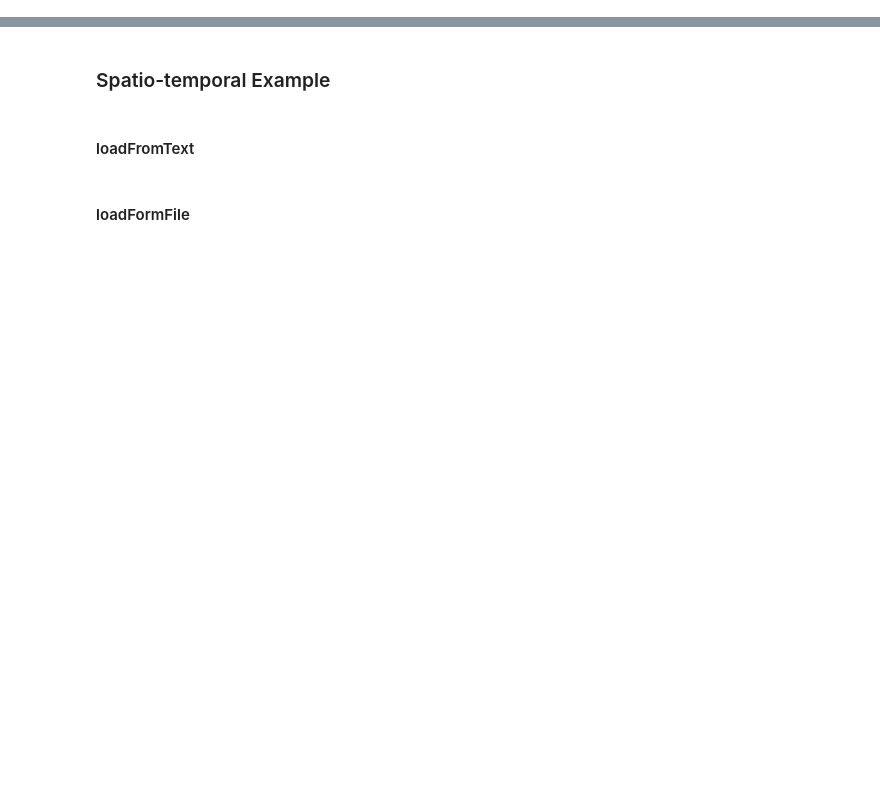
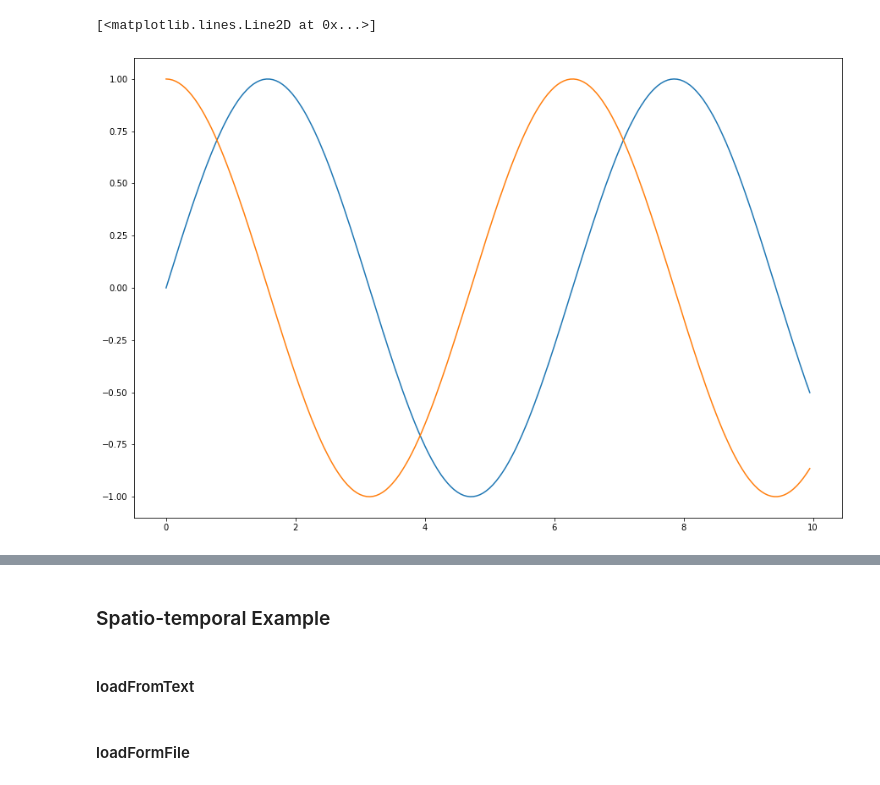
Before and after one commit to MoonLightSuite/moonlight, a Jupyter notebook: distribution_files/python/getting_started.ipynb, the cells around one changed output, grey strips where cells are left out. Drawn from its saved outputs; the diff is of its cells as text; code cells hidden in the pictures; blank space fills up the shorter version.

```diff
--- a/distribution_files/python/getting_started.ipynb
+++ b/distribution_files/python/getting_started.ipynb
@@ -6 +5,12 @@ plt.rcParams["figure.figsize"] = (15,10)
+# %%
+## STEP 1: generate the  signal
+time =list(np.arange(0,10,0.05))
+f1,f2 = np.sin(time),np.cos(time)
+
+plt.rcParams["figure.figsize"] = (15,10)
+plt.plot(time,f1)
+plt.plot(time,f2)
+# %% [output]
+[<matplotlib.lines.Line2D at 0x...>]
+[figure, added]
 # %%
```
Also changed, not shown: parts of 4 cells of this notebook.
